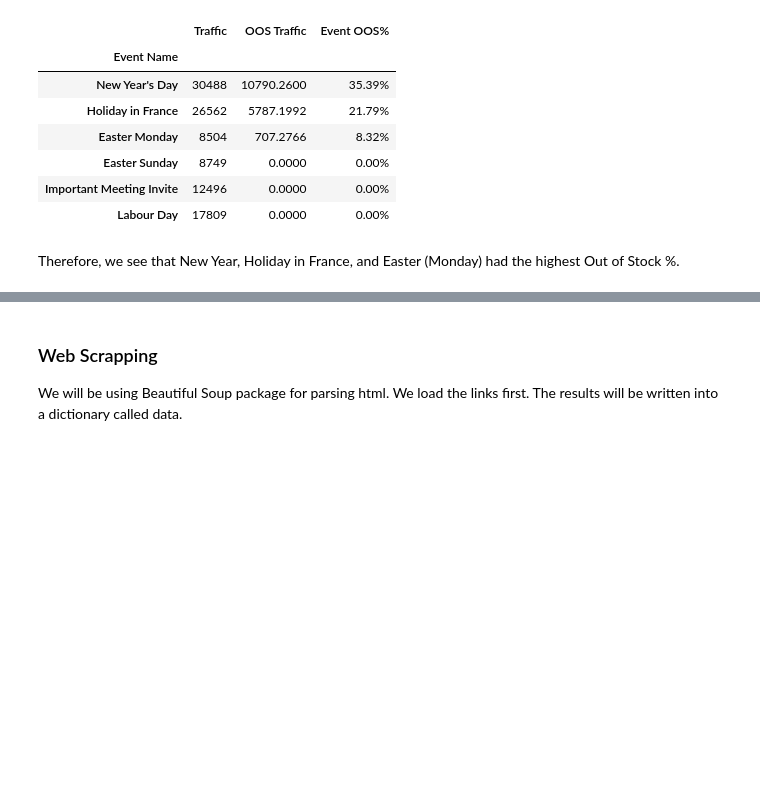
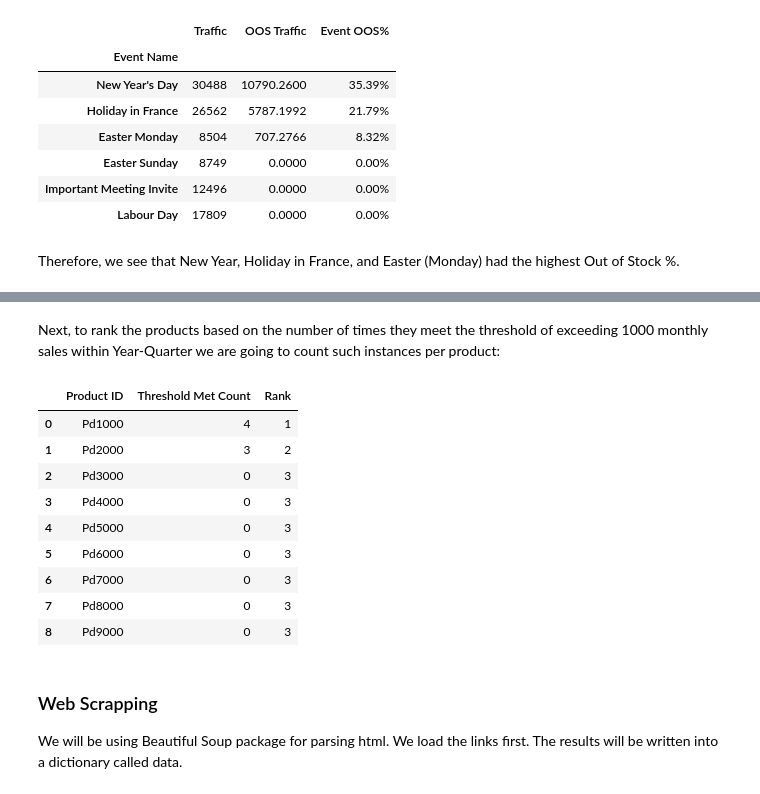
Before and after one commit to kseniyapiven/eCom, a Jupyter notebook: notebooks/analysis.ipynb, the cells around one changed output, grey strips where cells are left out. Saved outputs shown, nothing was run; the diff lists cells and outputs as text; code cells hidden in the pictures; blank space fills up the shorter version.

```diff
--- a/notebooks/analysis.ipynb
+++ b/notebooks/analysis.ipynb
@@ -718,3 +799,24 @@ Therefore, we see that New Year, Holiday in France, and Easter (Monday) had the
+# %% [markdown]
+Next, to rank the products based on the number of times they meet the threshold of exceeding 1000 monthly sales within Year-Quarter we are going to count such instances per product:
+# %%
+product_high_sales = monthly_sales.groupby('Product ID') \
+                        .apply(lambda x: (x['Units Sold'] > 1000).sum(), include_groups=False) \
+                        .reset_index(name='Threshold Met Count')
+
+product_high_sales['Rank'] = product_high_sales['Threshold Met Count'].rank(method='dense', ascending=False).astype(int)
+# %%
+display(product_high_sales)
+# %% [output]
+|  | Product ID | Threshold Met Count | Rank |
+| 0 | Pd1000 | 4 | 1 |
+| 1 | Pd2000 | 3 | 2 |
+| 2 | Pd3000 | 0 | 3 |
+| 3 | Pd4000 | 0 | 3 |
+| 4 | Pd5000 | 0 | 3 |
+| 5 | Pd6000 | 0 | 3 |
+| 6 | Pd7000 | 0 | 3 |
+| 7 | Pd8000 | 0 | 3 |
+| 8 | Pd9000 | 0 | 3 |
 # %% [markdown]
 ### Web Scrapping
 
```
Also changed, not shown: parts of 12 cells of this notebook.
